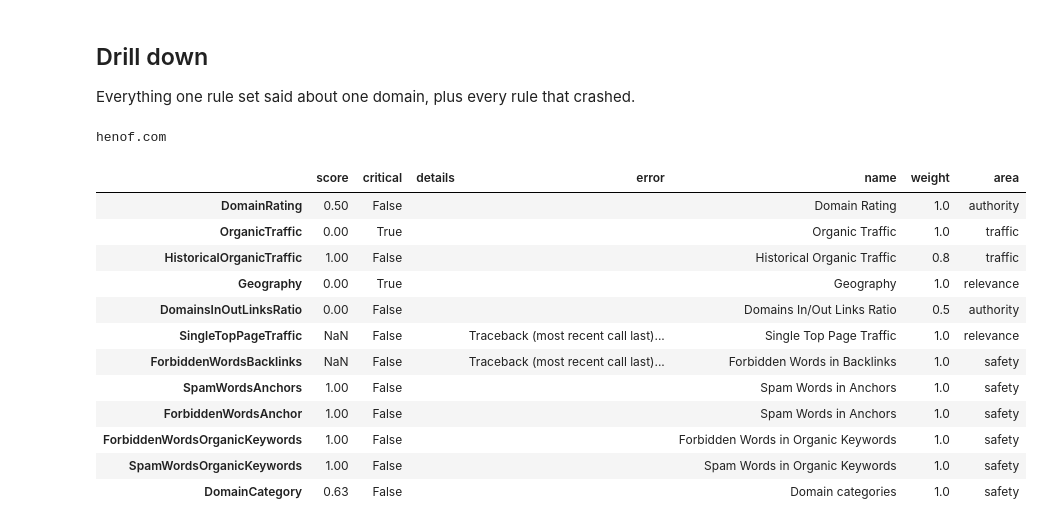
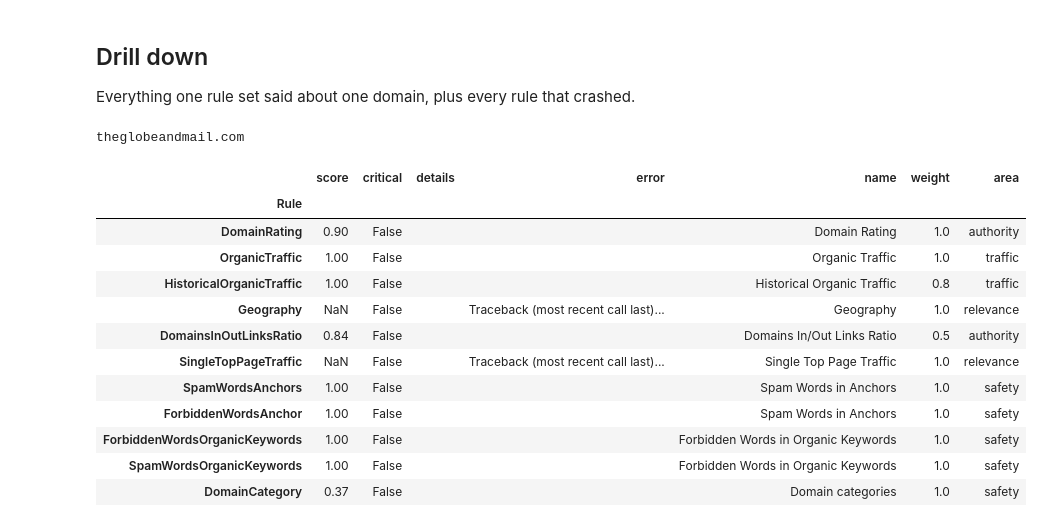
Before and after one commit to as-polyakov/checkerduck, a Jupyter notebook: notebooks/rules_debug.ipynb, the cells around one changed output. Cells and saved outputs as stored; diff of their text form; code cells hidden in the pictures.

Commit message:
moved rules from deepnote

```diff
--- a/notebooks/rules_debug.ipynb
+++ b/notebooks/rules_debug.ipynb
@@ -257,24 +192,24 @@ debug.show(run.table(sort_by="Geography", ascending=True))
 
 Everything one rule set said about one domain, plus every rule that crashed.
 # %%
-worst = run.table(ascending=True).index[0]      # table() is best-first now
+worst = "theglobeandmail.com" #run.table(ascending=True).index[0]      # table() is best-first now
 print(worst)
 run.for_domain(worst)
 # %% [output]
-henof.com
+theglobeandmail.com
 |  | score | critical | details | error | name | weight | area |
-| DomainRating | 0.50 | False |  |  | Domain Rating | 1.0 | authority |
-| OrganicTraffic | 0.00 | True |  |  | Organic Traffic | 1.0 | traffic |
+| Rule |  |  |  |  |  |  |  |
+| DomainRating | 0.90 | False |  |  | Domain Rating | 1.0 | authority |
+| OrganicTraffic | 1.00 | False |  |  | Organic Traffic | 1.0 | traffic |
 | HistoricalOrganicTraffic | 1.00 | False |  |  | Historical Organic Traffic | 0.8 | traffic |
-| Geography | 0.00 | True |  |  | Geography | 1.0 | relevance |
-| DomainsInOutLinksRatio | 0.00 | False |  |  | Domains In/Out Links Ratio | 0.5 | authority |
+| Geography | NaN | False |  | Traceback (most recent call last)... | Geography | 1.0 | relevance |
+| DomainsInOutLinksRatio | 0.84 | False |  |  | Domains In/Out Links Ratio | 0.5 | authority |
 | SingleTopPageTraffic | NaN | False |  | Traceback (most recent call last)... | Single Top Page Traffic | 1.0 | relevance |
-| ForbiddenWordsBacklinks | NaN | False |  | Traceback (most recent call last)... | Forbidden Words in Backlinks | 1.0 | safety |
 | SpamWordsAnchors | 1.00 | False |  |  | Spam Words in Anchors | 1.0 | safety |
 | ForbiddenWordsAnchor | 1.00 | False |  |  | Spam Words in Anchors | 1.0 | safety |
 | ForbiddenWordsOrganicKeywords | 1.00 | False |  |  | Forbidden Words in Organic Keywords | 1.0 | safety |
-| SpamWordsOrganicKeywords | 1.00 | False |  |  | Spam Words in Organic Keywords | 1.0 | safety |
-| DomainCategory | 0.63 | False |  |  | Domain categories | 1.0 | safety |
+| SpamWordsOrganicKeywords | 1.00 | False |  |  | Forbidden Words in Organic Keywords | 1.0 | safety |
+| DomainCategory | 0.37 | False |  |  | Domain categories | 1.0 | safety |
 # %%
 fails = run.failures()
 print(f"{len(fails)} of {run.scores.size} (domain, rule) evaluations raised")
```
Also changed, not shown: parts of 19 cells of this notebook, 1 other file.
